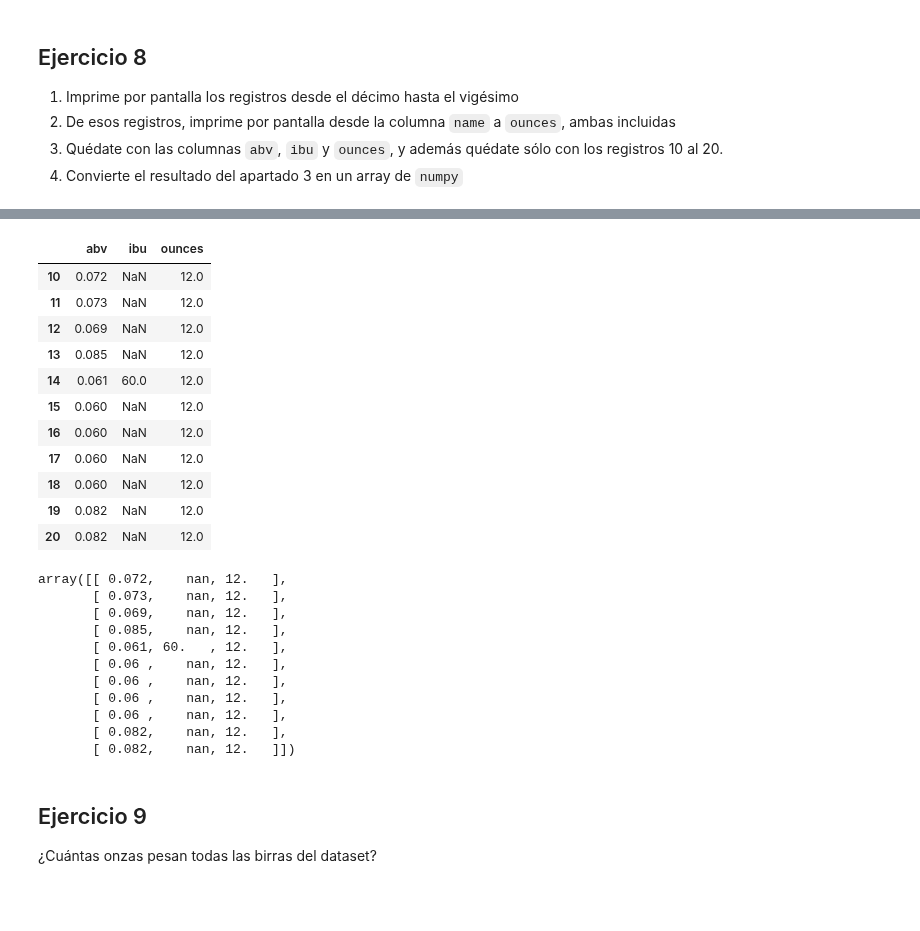
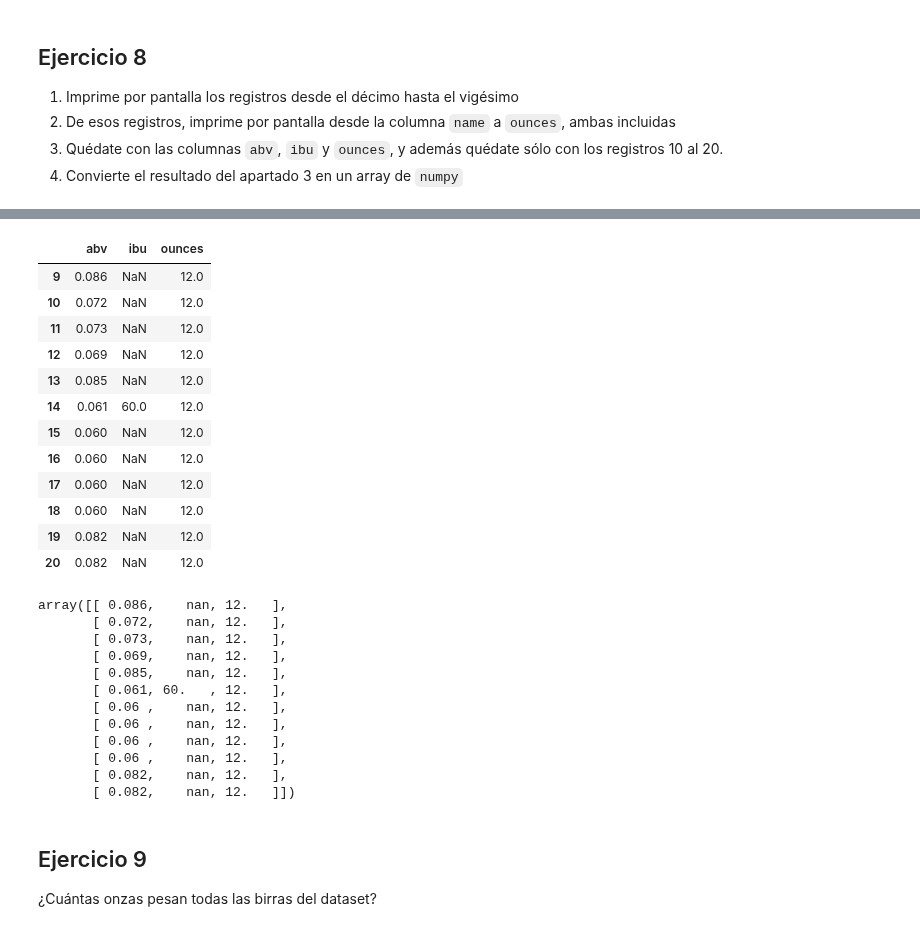
Before and after one commit to ngo20428/2026-10-BILBAO-FT-Data-Science, a Jupyter notebook: 2-Data_Analysis/2-Pandas/Practica/6-Beers/birras_repaso_ngo.ipynb, the cells around one changed output, grey strips where cells are left out. Cells and saved outputs as stored; diff of their text form; code cells hidden in the pictures; blank space fills up the shorter version.

```diff
--- a/2-Data_Analysis/2-Pandas/Practica/6-Beers/birras_repaso_ngo.ipynb
+++ b/2-Data_Analysis/2-Pandas/Practica/6-Beers/birras_repaso_ngo.ipynb
@@ -147,3 +194,6 @@ birras.groupby("style")[["id"]].count()
 | Winter Warmer | 15 |
 | Witbier | 51 |
 99 rows × 1 columns
+# %%
+birras["style"] = birras["style"].fillna("Missing style")
+birras[birras["style"] == "Missing style"]["style"].value_counts()
@@ -184,9 +240,10 @@ birras.loc[10:20, "name":"ounces"]
 | 19 | He Said Baltic-Style Porter | Baltic Porter | 368 | 12.0 |
 | 20 | He Said Belgian-Style Tripel | Tripel | 368 | 12.0 |
 # %%
-birras.loc[10:20, ["abv", "ibu", "ounces"]]
+birras.loc[9:20, ["abv", "ibu", "ounces"]]
 # %% [output]
 |  | abv | ibu | ounces |
+| 9 | 0.086 | NaN | 12.0 |
 | 10 | 0.072 | NaN | 12.0 |
 | 11 | 0.073 | NaN | 12.0 |
 | 12 | 0.069 | NaN | 12.0 |
@@ -199,9 +256,10 @@ birras.loc[10:20, ["abv", "ibu", "ounces"]]
 | 19 | 0.082 | NaN | 12.0 |
 | 20 | 0.082 | NaN | 12.0 |
 # %%
-np.array(birras.loc[10:20, ["abv", "ibu", "ounces"]])
+np.array(birras.loc[9:20, ["abv", "ibu", "ounces"]])
 # %% [output]
-array([[ 0.072,    nan, 12.   ],
+array([[ 0.086,    nan, 12.   ],
+       [ 0.072,    nan, 12.   ],
        [ 0.073,    nan, 12.   ],
        [ 0.069,    nan, 12.   ],
        [ 0.085,    nan, 12.   ],
```
Also changed, not shown: parts of 22 cells of this notebook, 5 other files.
